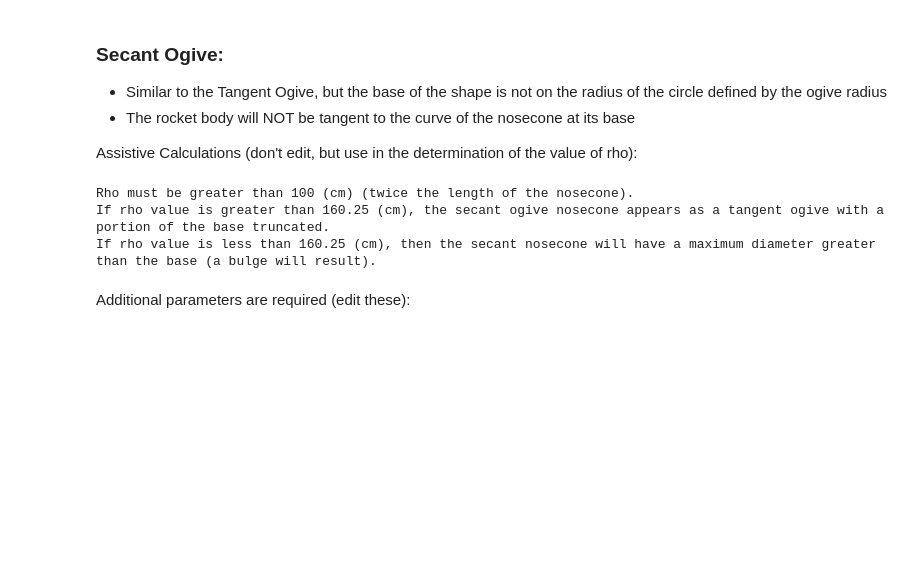
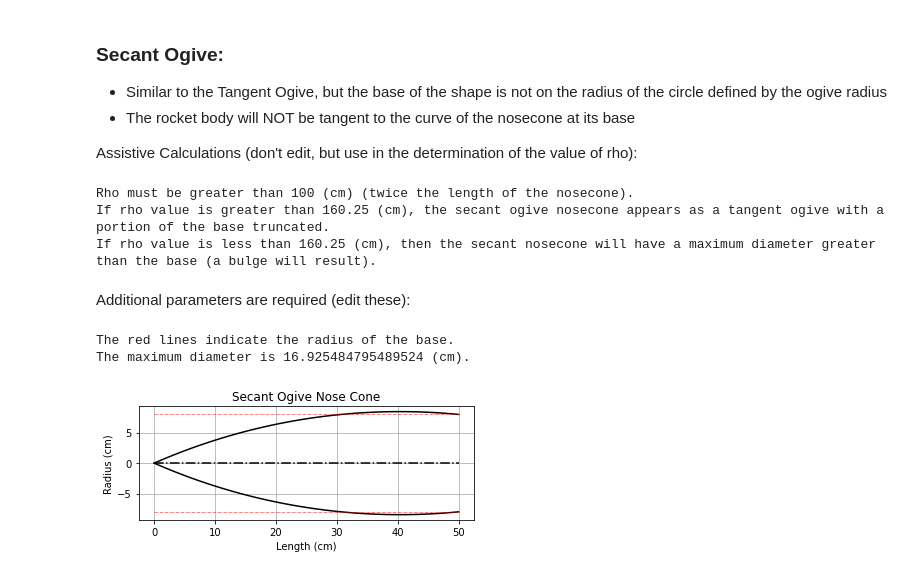
Before and after one commit to jacobhall03/RocketNoseCone, a Jupyter notebook: NoseConeDesigns.ipynb, the cells around one changed output. Cells and saved outputs as stored; diff of their text form; code cells hidden in the pictures; blank space fills up the shorter version.

```diff
--- a/NoseConeDesigns.ipynb
+++ b/NoseConeDesigns.ipynb
@@ -124,4 +128,27 @@ If rho value is less than 160.25 (cm), then the secant nosecone will have a maxi
 # %% [markdown]
 Additional parameters are required (edit these):
 # %%
-rho = 120 #ogive radius
+rho = 100.5 #ogive radius
+# %%
+y_top = [nosecone.secant_ogive_shape(x, radius, length, rho) for x in x]
+y_bot = [-1 * y for y in y_top]
+base_top = [radius for x in x]
+base_bot = [-1 * base for base in base_top]
+plt.plot(x, y_top, 'k')
+plt.plot(x, y_bot, 'k')
+plt.plot(x, cl, 'k-.')
+plt.plot(x, base_top, 'r-.', linewidth=0.5)
+plt.plot(x, base_bot, 'r-.', linewidth=0.5)
+plt.axis('scaled')
+plt.grid()
+plt.title("Secant Ogive Nose Cone")
+plt.xlabel("Length ({})".format(units))
+plt.ylabel("Radius ({})".format(units))
+
+print("The red lines indicate the radius of the base.")
+print(f'The maximum diameter is {2 * max(y_top)} ({units}).')
+plt.show()
+# %% [output]
+The red lines indicate the radius of the base.
+The maximum diameter is 16.925484795489524 (cm).
+[figure, added]
```
Also changed, not shown: parts of 14 cells of this notebook, 2 other files.
